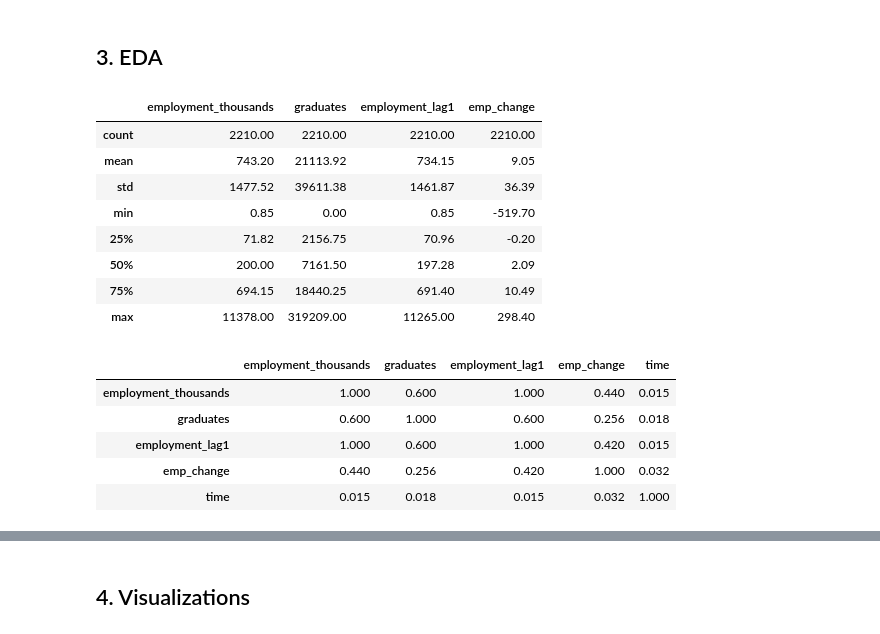
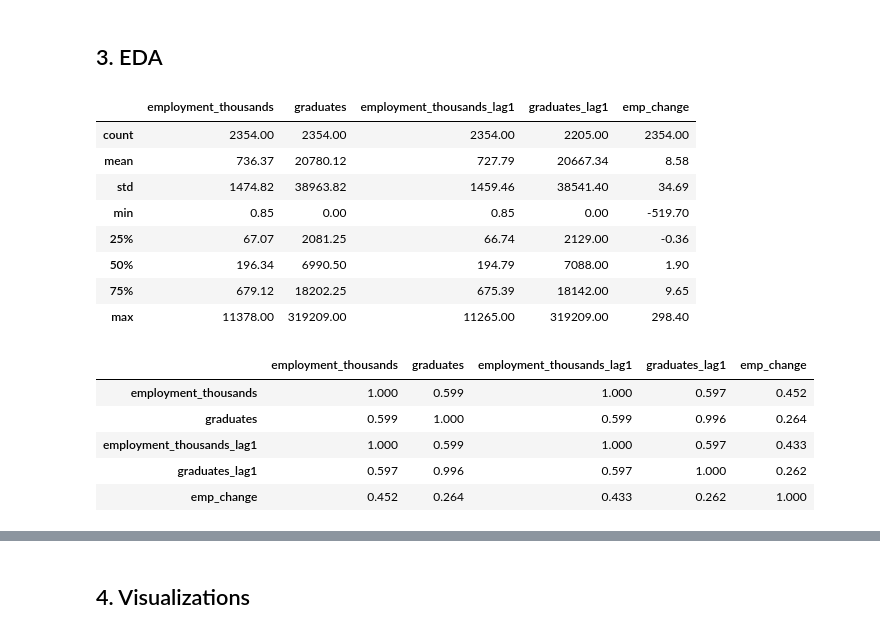
Before and after one commit to CharlesTChapman/26su-TBCA-Project, a Jupyter notebook: phase2/models/eu_labor_market_prediction-10.ipynb, the cells around one changed output, grey strips where cells are left out. Drawn from its saved outputs; the diff is of its cells as text; code cells hidden in the pictures.

Commit message:
add population data and per-capita metrics to EU labor market notebook

```diff
--- a/phase2/models/eu_labor_market_prediction-10.ipynb
+++ b/phase2/models/eu_labor_market_prediction-10.ipynb
@@ -166,6 +200,7 @@ df_emp_clean["time"] = pd.to_numeric(df_emp_clean["time"])
 df_emp_clean = df_emp_clean[df_emp_clean["nace_r2"].isin(NACE_SECTORS.keys())]
 df_emp_clean = df_emp_clean[df_emp_clean["geo"].isin(EU27)]
 df_emp_clean = df_emp_clean.dropna(subset=["employment_thousands"])
+df_emp_clean["employment_thousands_lag1"] = df_emp_clean.groupby(["geo", "nace_r2"])["employment_thousands"].shift(1)
 df_emp_clean = df_emp_clean.sort_values(["geo", "nace_r2", "time"]).reset_index(drop=True)
 df_emp_clean.head()
 # %% [output]
@@ -181,6 +216,7 @@ df_grad_clean["time"] = pd.to_numeric(df_grad_clean["time"])
 df_grad_clean["iscedf13_label"] = df_grad_clean["iscedf13_label"].str.strip()
 df_grad_clean = df_grad_clean[df_grad_clean["iscedf13_label"].isin(CROSSWALK.keys())]
 df_grad_clean = df_grad_clean[df_grad_clean["geo"].isin(EU27)]
+df_grad_clean["graduates_lag1"] = df_grad_clean.groupby(["geo", "iscedf13_label"])["graduates"].shift(1)
 df_grad_clean = df_grad_clean.dropna(subset=["graduates"])
 df_grad_clean = df_grad_clean.sort_values(["geo", "iscedf13_label", "time"]).reset_index(drop=True)
 df_grad_clean.head()
@@ -213,3 +258,13 @@ df_crosswalk
 | 7 | Agriculture, forestry, fisheries ... | A |
 | 8 | Health and welfare | O-Q |
 | 9 | Services | G-I |
+# %%
+df_grad_mapped = df_grad_clean.merge(df_crosswalk, on="iscedf13_label", how="left")
+
+df_grad_agg = pd.DataFrame()
+for (geo, t, nace_r2), group in df_grad_mapped.groupby(["geo", "time", "nace_r2"]):
+    #print(f"This is the graduates value: {group['graduates'].values.sum()}")
+    row = {"geo": geo, "time": t, "nace_r2": nace_r2, "graduates": group["graduates"].values.sum(), "graduates_lag1": group["graduates_lag1"].values.sum()}
+    df_grad_agg = pd.concat([df_grad_agg, pd.DataFrame([row])], ignore_index=True)
+
+df_grad_agg
@@ -253,0 +316,20 @@ df_merged.head()
+# %%
+df_pop_clean = df_pop.copy()
+df_pop_clean = df_pop_clean[df_pop_clean["geo"].isin(EU27)]
+df_pop_clean = df_pop_clean.dropna(subset=["population"])
+
+df_pop_agg = (
+    df_pop_clean
+    .groupby(["geo"], as_index=False)["population"]
+    .sum()
+    .rename(columns={"population": "working_age_pop"})
+)
+df_pop_agg["working_age_pop_thousands"] = df_pop_agg["working_age_pop"] / 1_000
+
+df_merged = df_merged.merge(df_pop_agg[["geo", "working_age_pop_thousands"]], on=["geo"], how="left")
+
+df_merged["employment_rate"] = df_merged["employment_thousands"] / df_merged["working_age_pop_thousands"]
+df_merged["grad_ratio"]      = df_merged["graduates"] / df_merged["employment_thousands"]
+df_merged["absorption_rate"] = df_merged["emp_change"] / df_merged["graduates_lag1"].replace(0, pd.NA)
+
+print(df_merged[["geo", "sector", "employment_rate", "grad_ratio", "absorption_rate"]].head(10))
@@ -254,23 +348,23 @@ df_merged.head()
 # %% [markdown]
 ## 3. EDA
 # %%
-df_merged[["employment_thousands", "graduates", "employment_lag1", "emp_change"]].describe().round(2)
+df_merged[["employment_thousands", "graduates", "employment_thousands_lag1", "graduates_lag1", "emp_change"]].describe().round(2)
 # %% [output]
-|  | employment_thousands | graduates | employment_lag1 | emp_change |
-| count | 2210.00 | 2210.00 | 2210.00 | 2210.00 |
-| mean | 743.20 | 21113.92 | 734.15 | 9.05 |
-| std | 1477.52 | 39611.38 | 1461.87 | 36.39 |
-| min | 0.85 | 0.00 | 0.85 | -519.70 |
-| 25% | 71.82 | 2156.75 | 70.96 | -0.20 |
-| 50% | 200.00 | 7161.50 | 197.28 | 2.09 |
-| 75% | 694.15 | 18440.25 | 691.40 | 10.49 |
-| max | 11378.00 | 319209.00 | 11265.00 | 298.40 |
+|  | employment_thousands | graduates | employment_thousands_lag1 | graduates_lag1 | emp_change |
+| count | 2354.00 | 2354.00 | 2354.00 | 2205.00 | 2354.00 |
+| mean | 736.37 | 20780.12 | 727.79 | 20667.34 | 8.58 |
+| std | 1474.82 | 38963.82 | 1459.46 | 38541.40 | 34.69 |
+| min | 0.85 | 0.00 | 0.85 | 0.00 | -519.70 |
+| 25% | 67.07 | 2081.25 | 66.74 | 2129.00 | -0.36 |
+| 50% | 196.34 | 6990.50 | 194.79 | 7088.00 | 1.90 |
+| 75% | 679.12 | 18202.25 | 675.39 | 18142.00 | 9.65 |
+| max | 11378.00 | 319209.00 | 11265.00 | 319209.00 | 298.40 |
 # %%
-df_merged[["employment_thousands", "graduates", "employment_lag1", "emp_change", "time"]].corr().round(3)
+df_merged[["employment_thousands", "graduates", "employment_thousands_lag1", "graduates_lag1", "emp_change"]].corr().round(3)
 # %% [output]
-|  | employment_thousands | graduates | employment_lag1 | emp_change | time |
-| employment_thousands | 1.000 | 0.600 | 1.000 | 0.440 | 0.015 |
-| graduates | 0.600 | 1.000 | 0.600 | 0.256 | 0.018 |
-| employment_lag1 | 1.000 | 0.600 | 1.000 | 0.420 | 0.015 |
-| emp_change | 0.440 | 0.256 | 0.420 | 1.000 | 0.032 |
-| time | 0.015 | 0.018 | 0.015 | 0.032 | 1.000 |
+|  | employment_thousands | graduates | employment_thousands_lag1 | graduates_lag1 | emp_change |
+| employment_thousands | 1.000 | 0.599 | 1.000 | 0.597 | 0.452 |
+| graduates | 0.599 | 1.000 | 0.599 | 0.996 | 0.264 |
+| employment_thousands_lag1 | 1.000 | 0.599 | 1.000 | 0.597 | 0.433 |
+| graduates_lag1 | 0.597 | 0.996 | 0.597 | 1.000 | 0.262 |
+| emp_change | 0.452 | 0.264 | 0.433 | 0.262 | 1.000 |
```
Also changed, not shown: parts of 23 cells of this notebook, 6 other files.
